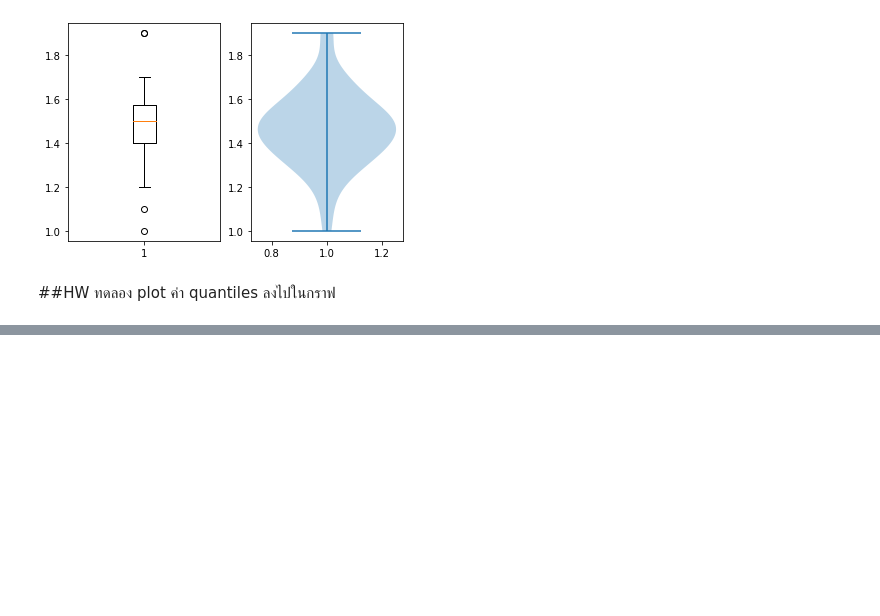
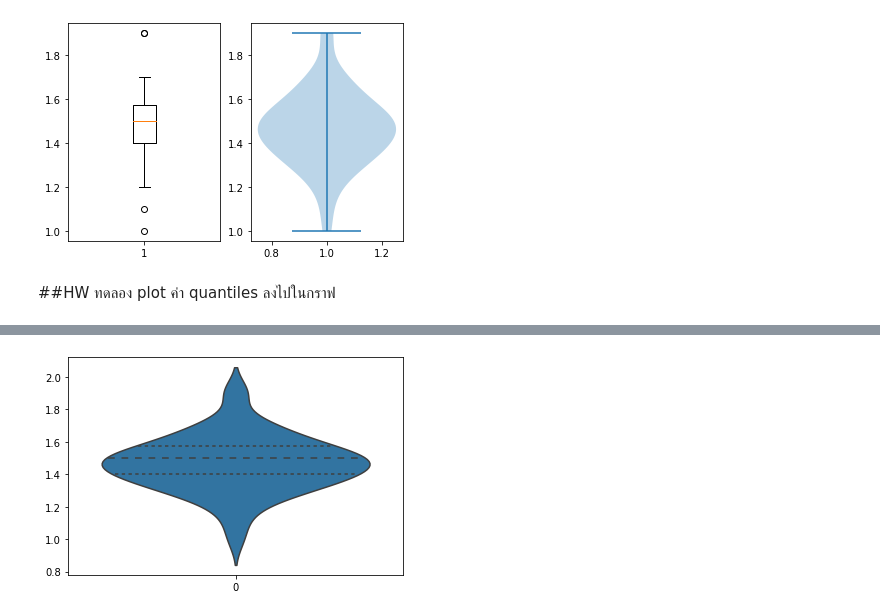
Before and after one commit to nualpair/data_viz_2022, a Jupyter notebook: DataViz02_Data_Distribution_.ipynb, the cells around one changed output, grey strips where cells are left out. Cells and saved outputs as stored; diff of their text form; code cells hidden in the pictures; blank space fills up the shorter version.

```diff
--- a/DataViz02_Data_Distribution_.ipynb
+++ b/DataViz02_Data_Distribution_.ipynb
@@ -503,0 +508,5 @@ plt.violinplot(df['PetalLength'][:50],quantiles= [0,1])
+# %%
+import seaborn as sns
+ax = sns.violinplot(data=df['PetalLength'][:50], inner="quartile")
+# %% [output]
+[figure, added]
```
Also changed, not shown: parts of 2 cells of this notebook.
